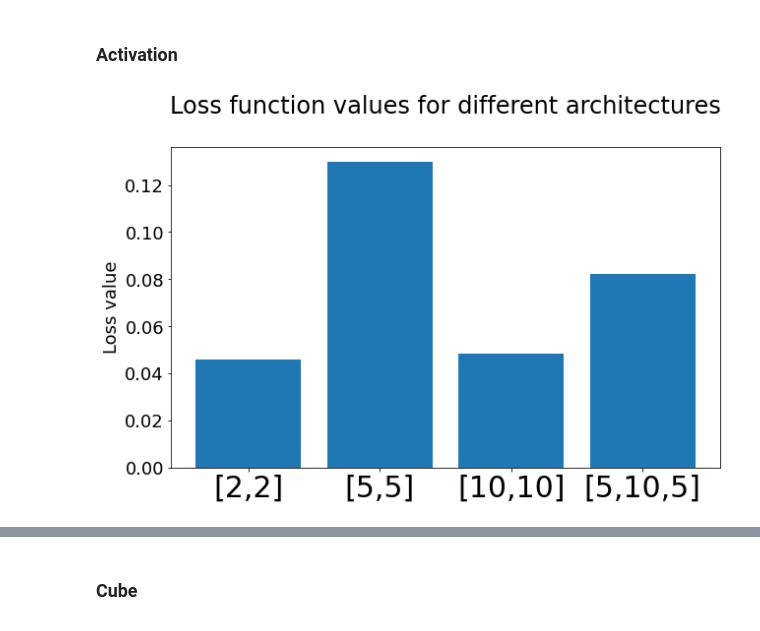
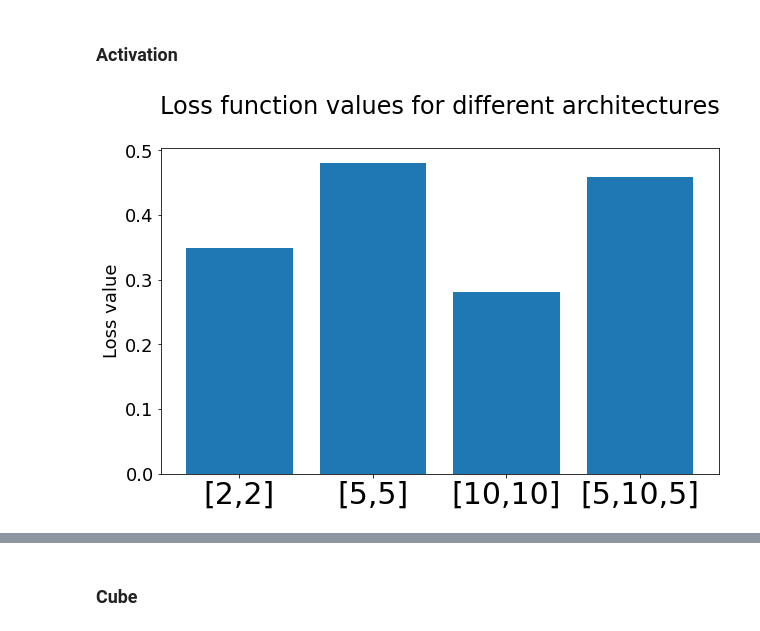
Before and after one commit to Siemashko/DL-Project-1, a Jupyter notebook: Experiment.ipynb, the cells around one changed output, grey strips where cells are left out. Drawn from its saved outputs; the diff is of its cells as text; code cells hidden in the pictures.

```diff
--- a/Experiment.ipynb
+++ b/Experiment.ipynb
@@ -306,3 +393,0 @@ plt.show()
-# %%
-model = models[np.argmin(MSEs)]
-model.scatter_classification(test_target, test_data)
@@ -350,3 +466,0 @@ plt.show()
-# %%
-model = models[np.argmin(MSEs)]
-model.scatter_classification(test_target, test_data)
@@ -382,12 +485,26 @@ architectures = [[2,2], [5,5], [10,10], [5,10,5]]
 ## Regression
 # %% [markdown]
 ### Activation
+# %%
+data, target, test_data, test_target = load_activation()
+
+data_mean = np.mean(data, axis=0)
+data_std = np.std(data, axis=0)
+target_mean = np.mean(target, axis=0)
+target_std = np.std(target, axis=0)
+
+data = (data - data_mean) / data_std
+test_data = (test_data - data_mean) / data_std
+target = (target - target_mean) / target_std
+test_target = (test_target - target_mean) / target_std
 # %%
-data, target, test_data, test_target = load_activation()
 results = []
+best_models = []
+means = []
 for i, hidden_layers in enumerate(architectures):
     MSEs = []
-    for random_seed in range(3):
+    models = []
+    for random_seed in range(repeats):
         loss_values, loss_test_values, model = testdata_MLP_regression(data=data,
                         y_train=target,
                         test=test_data,
@@ -400,19 +517,32 @@ for i, hidden_layers in enumerate(architectures):
                         reg_L1=0,
                         reg_L2=0,
                         batch_size=30,
-                        epochs=1000,
+                        epochs=epochs,
                         learning_rate=1e-4,
                         momentum=0.9,
                         show_plots=False)
         MSEs.append(loss_test_values[-1])
-    results.append(np.mean(MSEs))
+        models.append(model)
+    best_models.append(models[np.argmin(MSEs)])
+    results.append(MSEs)
+    means.append(np.mean(MSEs))
+
+
+with open("results/arch-regression-activation.pickle", "wb") as f:
+    pickle.dump({"best_models":best_models, "results": results, "means": means}, f)
 # %%
+with open("results/arch-regression-activation.pickle", "rb") as f:
+    saved = pickle.load(f)
+best_models = saved["best_models"]
+results = saved["means"]
+names = ["[2,2]", "[5,5]", "[10,10]","[5,10,5]"]
+
 plt.figure(figsize=(10,6))
-plt.bar(["[2,2]", "[5,5]", "[10,10]","[5,10,5]"], results)
+plt.bar(names, results)
 plt.title("Loss function values for different architectures\n", fontsize=24)
 plt.xticks(fontsize = 30)
 plt.yticks(fontsize = 18)
 plt.ylabel("Loss value", fontsize = 18)
 plt.show()
 # %% [output]
-[figure, old version]
+[figure, new version]
```
Also changed, not shown: parts of 52 cells of this notebook, 14 other files.
